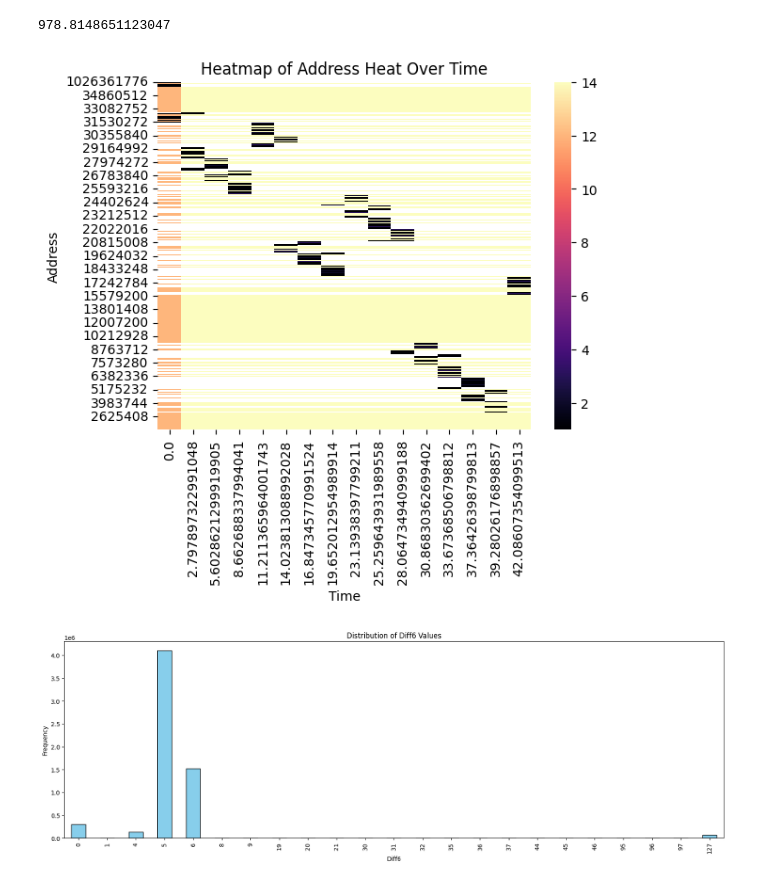
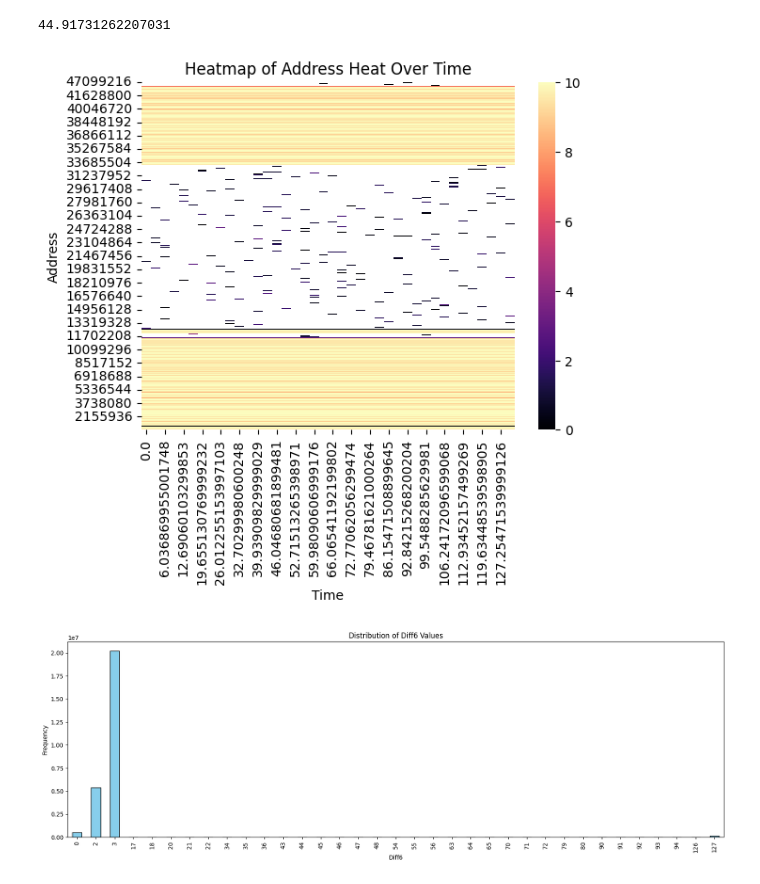
Before and after one commit to emt-python/py_track, a Jupyter notebook: gen_heatmap.ipynb, the cells around one changed output. Saved outputs shown, nothing was run; the diff lists cells and outputs as text; code cells hidden in the pictures.

```diff
--- a/gen_heatmap.ipynb
+++ b/gen_heatmap.ipynb
@@ -5,11 +5,12 @@ import os
 import matplotlib.pyplot as plt
 # %%
 org_heats_dir = ""
-interested_file = "obj_dump.txt"
+# interested_file = "obj_dump_sorted.txt"
+interested_file = "obj_dump_real_heat_all.txt"
 org_heats_file = os.path.join(org_heats_dir, interested_file)
 # columns = ["timestamp", "addr", "hotness"]
 columns = ["timestamp", "addr", "diff0", "diff1",
-           "diff2", "diff3", "diff4", "diff5", "diff6", "hotness"]
+           "diff2", "diff3", "diff4", "diff5", "diff6", "hotness", "real"]
 org_df = pd.read_csv(org_heats_file, sep="\t", header=None, names=columns)
 print(org_df.dtypes)
 # %% [output]
@@ -44,10 +46,10 @@ org_df_sorted = org_df.sort_values(by=['timestamp', 'addr']) # get sorted df
 # first_half_df = org_df_sorted.iloc[:len(org_df) // 2] # get first half of sorted df
 # org_df_sorted = first_half_df
 # %%
-# Find duplicates based on 'addr' and 'timestamp' columns
-duplicates = org_df_sorted[org_df_sorted.duplicated(
-    subset=['addr', 'timestamp'], keep=False)]
-org_df_sorted = org_df_sorted.drop_duplicates(subset=['addr', 'timestamp'])
+# Drop duplicated
+# duplicates = org_df_sorted[org_df_sorted.duplicated(
+#     subset=['addr', 'timestamp'], keep=False)]
+# org_df_sorted = org_df_sorted.drop_duplicates(subset=['addr', 'timestamp'])
 # %%
 x_min_all = org_df_sorted['timestamp'].min()
 y_min_all = org_df_sorted['addr'].min()
@@ -61,7 +68,7 @@ org_df_sorted['addr'] = org_df_sorted['addr'] - y_min_all
 y_rela_all = (org_df_sorted['addr'].max() - org_df_sorted['addr'].min()) / (1024 * 1024) # convert bytes to mb
 print(y_rela_all)
 # %% [output]
-978.8148651123047
+44.91731262207031
 # %%
 # def plot_scatter_map(output_file, data_file, x_relative, y_relative, x_min, y_min):
 #     x_range = [0, x_relative]
@@ -107,19 +114,19 @@ print(y_rela_all)
 # %%
 import seaborn as sns
 heatmap_data = org_df_sorted.pivot(
-    index='addr', columns='timestamp', values='hotness')
+    index='addr', columns='timestamp', values='real')
 heatmap_data = heatmap_data.iloc[::-1]
 # Plot the heatmap
 cmap = sns.color_palette("magma", as_cmap=True)
 sns.heatmap(heatmap_data, cmap=cmap)
 
 # Display the heatmap
 plt.xlabel('Time')
 plt.ylabel('Address')
 plt.title('Heatmap of Address Heat Over Time')
 plt.show()
 # %% [output]
-[figure, old version]
+[figure, new version]
 # %%
 import pandas as pd
 import matplotlib.pyplot as plt
@@ -160,4 +167,4 @@ plt.xticks(ticks=range(
 # Show the plot
 plt.show()
 # %% [output]
-[figure, old version]
+[figure, new version]
```
Also changed, not shown: parts of 3 cells of this notebook, 21 other files.
